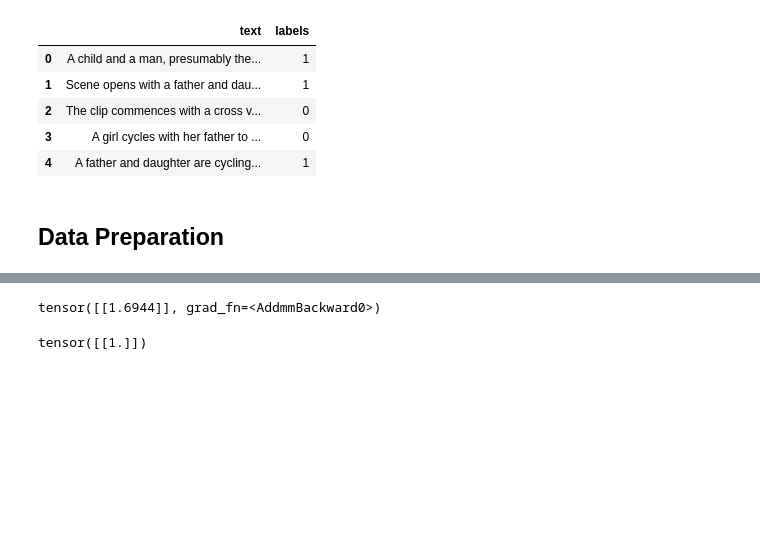
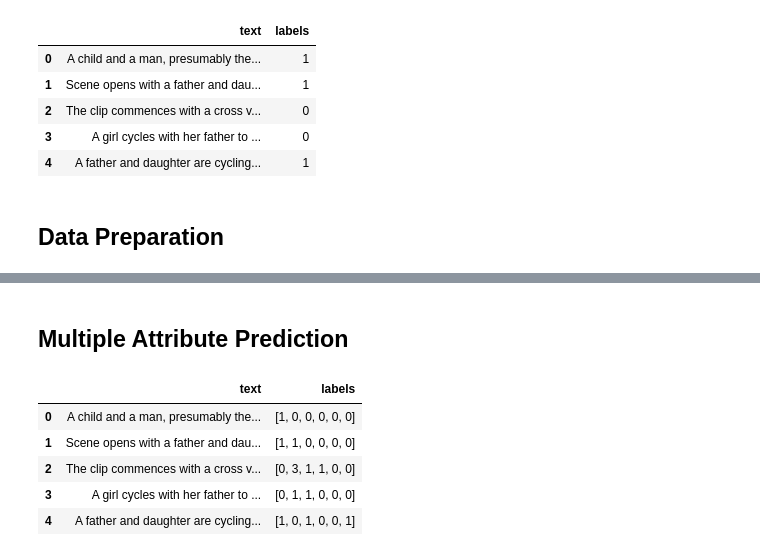
Before and after one commit to jago-h/ToM_coding, a Jupyter notebook: model_distilbert.ipynb, the cells around one changed output, grey strips where cells are left out. Saved outputs shown, nothing was run; the diff lists cells and outputs as text; code cells hidden in the pictures; blank space fills up the shorter version.

```diff
--- a/model_distilbert.ipynb
+++ b/model_distilbert.ipynb
@@ -213,8 +226,17 @@ plt.plot(lossVals)
-# %%
-outputs
-# %% [output]
-tensor([[1.6944]], grad_fn=<AddmmBackward0>)
-# %%
-targets
-# %% [output]
-tensor([[1.]])
+# %% [markdown]
+## Multiple Attribute Prediction
+# %%
+# Dataset for Q1
+trainDataMulti = pd.DataFrame()
+trainDataMulti["text"] = df["Q1"]
+trainDataMulti["labels"] = df.iloc[:,2:8].values.tolist()
+trainDataMulti = trainDataMulti.reset_index(drop = True)
+
+trainDataMulti.head()
+# %% [output]
+|  | text | labels |
+| 0 | A child and a man, presumably the... | [1, 0, 0, 0, 0, 0] |
+| 1 | Scene opens with a father and dau... | [1, 1, 0, 0, 0, 0] |
+| 2 | The clip commences with a cross v... | [0, 3, 1, 1, 0, 0] |
+| 3 | A girl cycles with her father to ... | [0, 1, 1, 0, 0, 0] |
+| 4 | A father and daughter are cycling... | [1, 0, 1, 0, 0, 1] |
```
Also changed, not shown: parts of 13 cells of this notebook.
